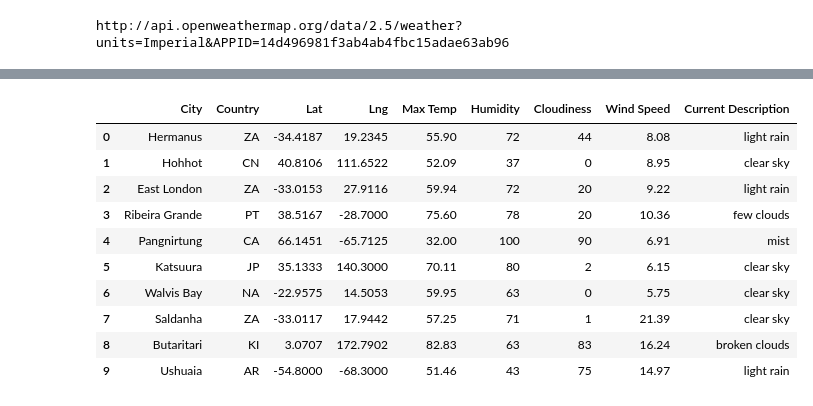
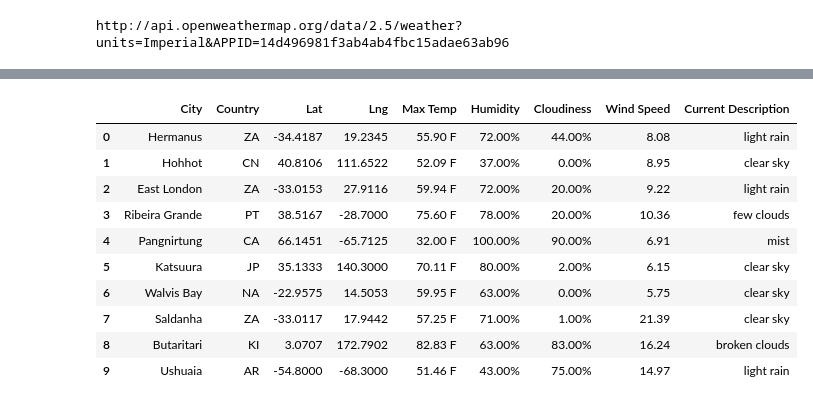
Before and after one commit to jmarrujo31/World_Weather_Analysis, a Jupyter notebook: Weather_database/Weather_Database.ipynb, the cells around one changed output, grey strips where cells are left out. Saved outputs shown, nothing was run; the diff lists cells and outputs as text; code cells hidden in the pictures.

```diff
--- a/Weather_database/Weather_Database.ipynb
+++ b/Weather_database/Weather_Database.ipynb
@@ -131,18 +131,21 @@ Data Retrieval Complete
 # %%
 # Convert the array of dictionaries to a Pandas DataFrame.
 city_data_df = pd.DataFrame(city_data)[['City', 'Country', 'Lat','Lng','Max Temp','Humidity','Cloudiness','Wind Speed', 'Current Description']]
+city_data_df["Humidity"] = city_data_df["Humidity"].map("{:,.2f}%".format)
+city_data_df["Cloudiness"] = city_data_df["Cloudiness"].map("{:,.2f}%".format)
+city_data_df["Max Temp"] = city_data_df["Max Temp"].map("{:,.2f} F".format)
 city_data_df.head(10)
 # %% [output]
 |  | City | Country | Lat | Lng | Max Temp | Humidity | Cloudiness | Wind Speed | Current Description |
-| 0 | Hermanus | ZA | -34.4187 | 19.2345 | 55.90 | 72 | 44 | 8.08 | light rain |
-| 1 | Hohhot | CN | 40.8106 | 111.6522 | 52.09 | 37 | 0 | 8.95 | clear sky |
-| 2 | East London | ZA | -33.0153 | 27.9116 | 59.94 | 72 | 20 | 9.22 | light rain |
-| 3 | Ribeira Grande | PT | 38.5167 | -28.7000 | 75.60 | 78 | 20 | 10.36 | few clouds |
-| 4 | Pangnirtung | CA | 66.1451 | -65.7125 | 32.00 | 100 | 90 | 6.91 | mist |
-| 5 | Katsuura | JP | 35.1333 | 140.3000 | 70.11 | 80 | 2 | 6.15 | clear sky |
-| 6 | Walvis Bay | NA | -22.9575 | 14.5053 | 59.95 | 63 | 0 | 5.75 | clear sky |
-| 7 | Saldanha | ZA | -33.0117 | 17.9442 | 57.25 | 71 | 1 | 21.39 | clear sky |
-| 8 | Butaritari | KI | 3.0707 | 172.7902 | 82.83 | 63 | 83 | 16.24 | broken clouds |
-| 9 | Ushuaia | AR | -54.8000 | -68.3000 | 51.46 | 43 | 75 | 14.97 | light rain |
+| 0 | Hermanus | ZA | -34.4187 | 19.2345 | 55.90 F | 72.00% | 44.00% | 8.08 | light rain |
+| 1 | Hohhot | CN | 40.8106 | 111.6522 | 52.09 F | 37.00% | 0.00% | 8.95 | clear sky |
+| 2 | East London | ZA | -33.0153 | 27.9116 | 59.94 F | 72.00% | 20.00% | 9.22 | light rain |
+| 3 | Ribeira Grande | PT | 38.5167 | -28.7000 | 75.60 F | 78.00% | 20.00% | 10.36 | few clouds |
+| 4 | Pangnirtung | CA | 66.1451 | -65.7125 | 32.00 F | 100.00% | 90.00% | 6.91 | mist |
+| 5 | Katsuura | JP | 35.1333 | 140.3000 | 70.11 F | 80.00% | 2.00% | 6.15 | clear sky |
+| 6 | Walvis Bay | NA | -22.9575 | 14.5053 | 59.95 F | 63.00% | 0.00% | 5.75 | clear sky |
+| 7 | Saldanha | ZA | -33.0117 | 17.9442 | 57.25 F | 71.00% | 1.00% | 21.39 | clear sky |
+| 8 | Butaritari | KI | 3.0707 | 172.7902 | 82.83 F | 63.00% | 83.00% | 16.24 | broken clouds |
+| 9 | Ushuaia | AR | -54.8000 | -68.3000 | 51.46 F | 43.00% | 75.00% | 14.97 | light rain |
 # %%
 city_data_df.to_csv('WeatherPy_Database.csv')
```
Also changed, not shown: 2 other files.
